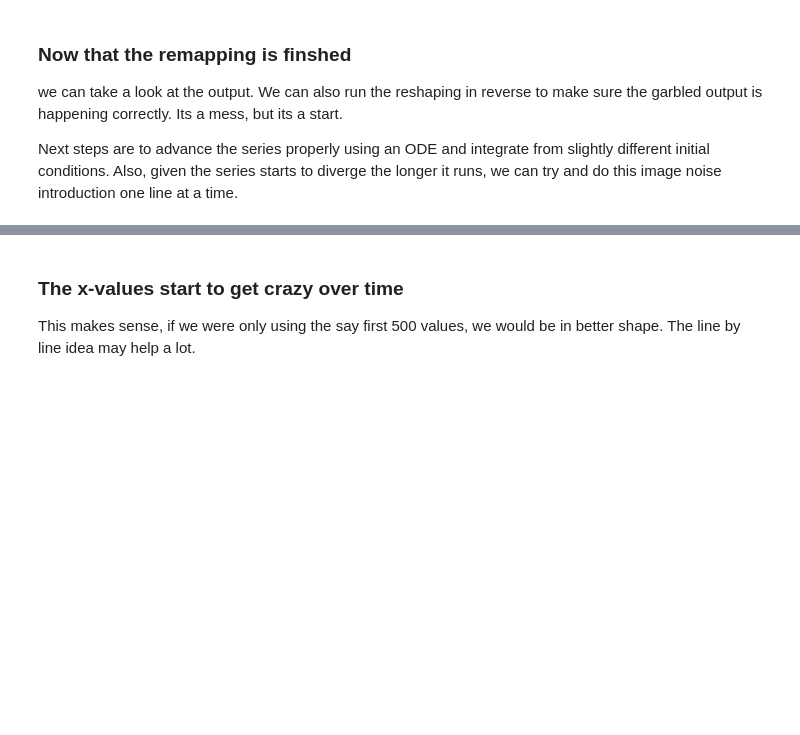
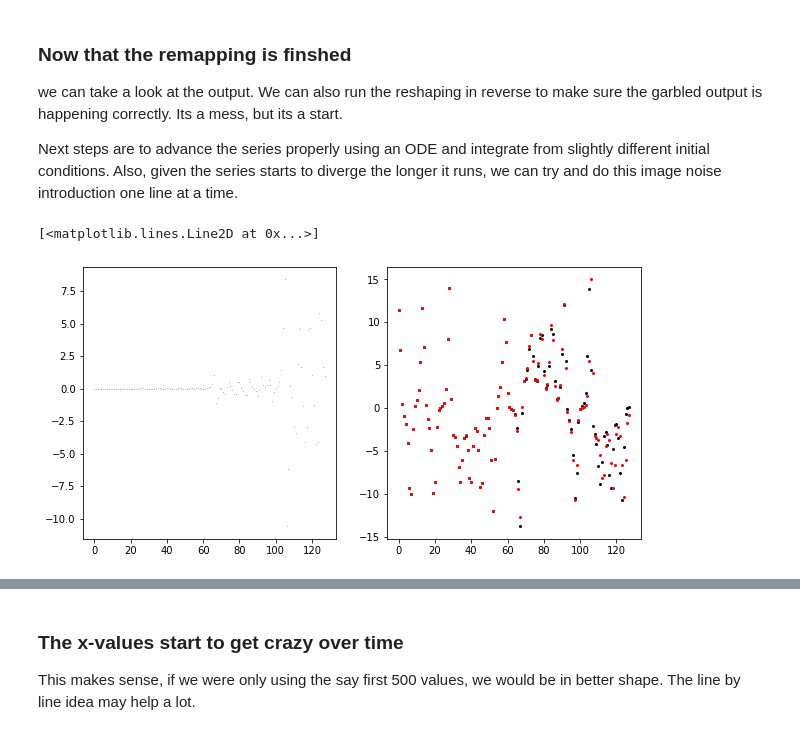
Before and after one commit to djkrofch/chaoticImages, a Jupyter notebook: ChaoticImageEncoding.ipynb, the cells around one changed output, grey strips where cells are left out. Saved outputs shown, nothing was run; the diff lists cells and outputs as text; code cells hidden in the pictures; blank space fills up the shorter version.

```diff
--- a/ChaoticImageEncoding.ipynb
+++ b/ChaoticImageEncoding.ipynb
@@ -141,22 +140,18 @@ opened /tmp/pytisean_temp_2019-06-17-13-11-43_1n2cnys2/outFile for output
 ### This is the meaty bit
 where we take a subset of the training image and do the mapping from one series to another. It takes a minute or so to run given the matching algorithm is pretty unoptimized.
 # %%
-imgMap = pd.DataFrame(dict(Time = np.arange(0,numPixels),
-                  IMG = snip.ravel()))
-LDF['IMG'] = imgMap.IMG
+snip = img[20:60,40:80,0]
+img = mpimg.imread('demo.png')
+numPixels = np.size(img[20:60,40:80,0].ravel())
 
 imgMap = pd.DataFrame(dict(Time = np.arange(0,numPixels),
                   IMG = snip.ravel()))
-LDF['x2'] = LDF2.x
-LDF['IMG2'] = np.nan
+L2['IMG'] = imgMap.IMG
+
+imgMap = pd.DataFrame(dict(Time = np.arange(0,numPixels),
+                  IMG = snip.ravel()))
+L2['x2'] = L3.X3
+L2['IMG2'] = np.nan
+L2 = L2[:1600]
 # %% [markdown]
 ### Conduct image row by row permutations
-# %%
-for time in LDF.Time:
-    x2 = LDF.x2[time]
-    x1 = LDF.x[time]
-    xdif = np.abs(LDF.x2 - x1)
-    xdifArray = pd.DataFrame(dict(XDif = xdif))
-    sortedDif = xdifArray.sort_values('XDif').reset_index()
-    variation = sortedDif['index'][0]
-    LDF.IMG2[time] = LDF.IMG[variation]
@@ -170,3 +207,11 @@ See the caveats in the documentation: http://pandas.pydata.org/pandas-docs/stabl
 we can take a look at the output. We can also run the reshaping in reverse to make sure the garbled output is happening correctly. Its a mess, but its a start.
 
 Next steps are to advance the series properly using an ODE and integrate from slightly different initial conditions. Also, given the series starts to diverge the longer it runs, we can try and do this image noise introduction one line at a time.
+# %%
+f, (ax1, ax2) = plt.subplots(1,2,figsize = (10,5))
+ax1.plot(L2.X2 - L3.X3, 'ok', markersize = 0.1)
+ax2.plot(L2.X2, 'ok', markersize = 2)
+ax2.plot(L3.X3, 'or', markersize = 2)
+# %% [output]
+[<matplotlib.lines.Line2D at 0x...>]
+[figure, added]
```
Also changed, not shown: parts of 13 cells of this notebook.
